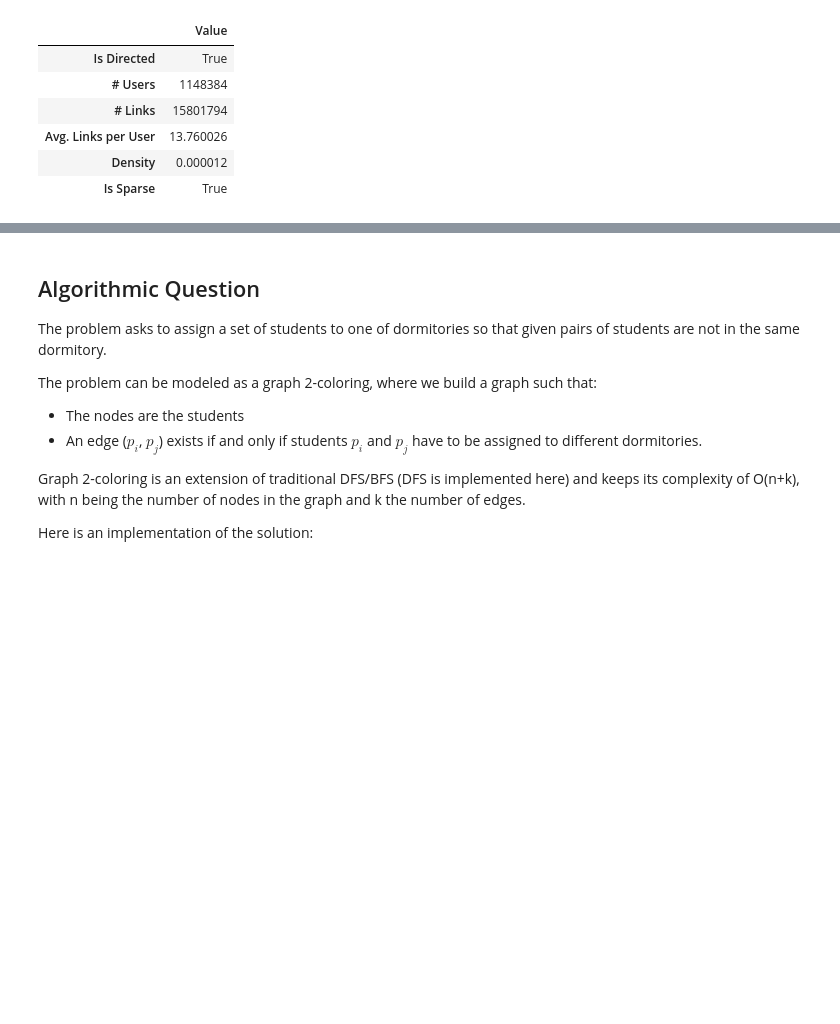
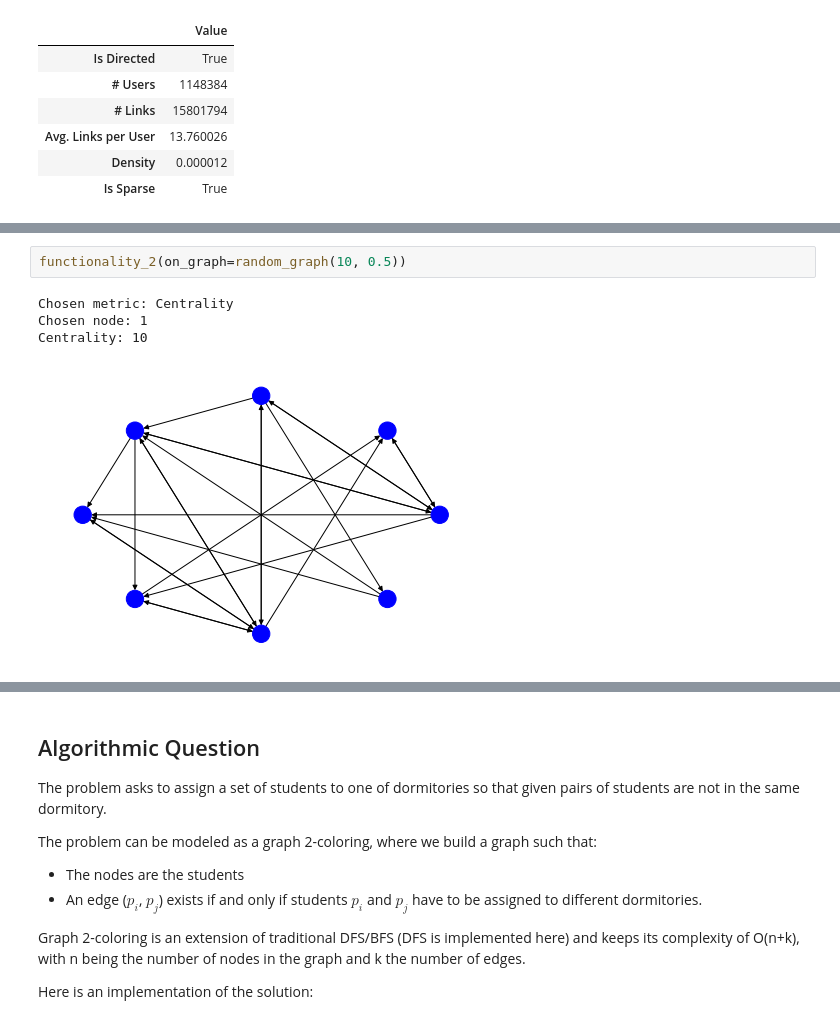
Before and after one commit to micferr/ADM_HW5, a Jupyter notebook: main.ipynb, the cells around one changed output, grey strips where cells are left out. Cells and saved outputs as stored; diff of their text form; blank space fills up the shorter version.

```diff
--- a/main.ipynb
+++ b/main.ipynb
@@ -61,0 +80,7 @@ functionality_1()
+# %%
+functionality_2(on_graph=random_graph(10, 0.5))
+# %% [output]
+Chosen metric: Centrality
+Chosen node: 1
+Centrality: 10
+[figure, added]
```
Also changed, not shown: parts of 13 cells of this notebook, 4 other files.
